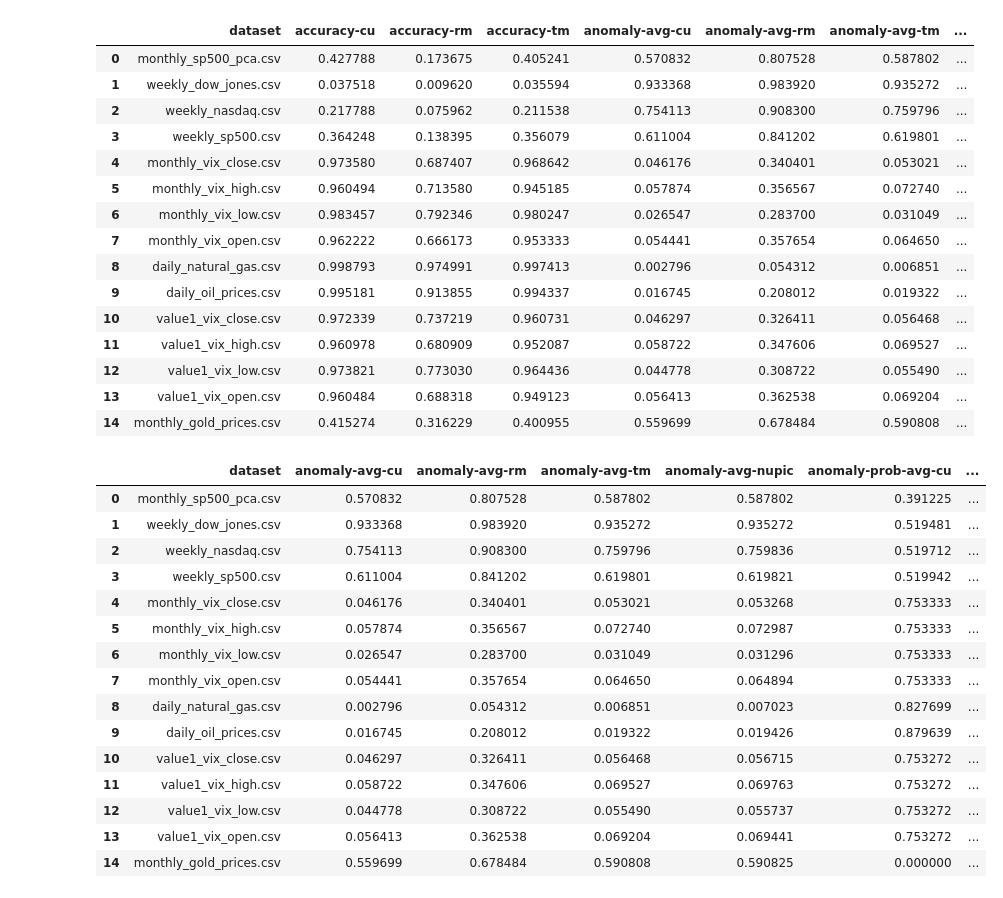
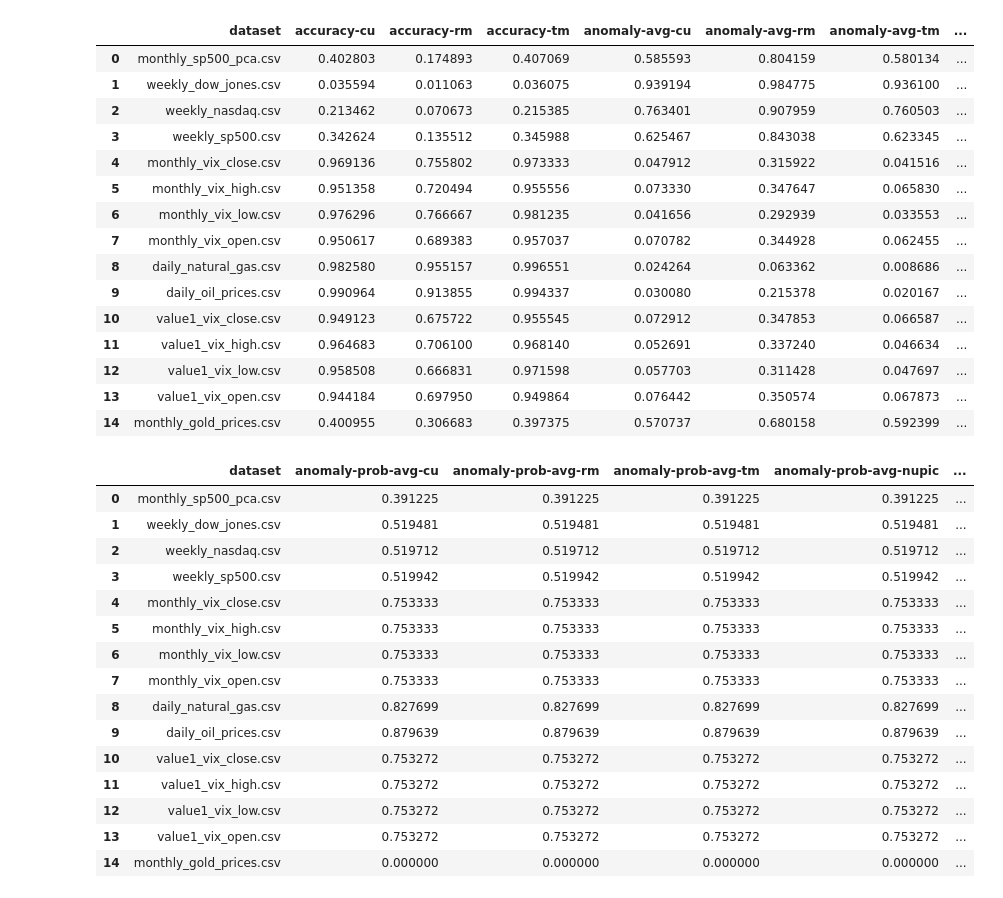
Before and after one commit to paviabera/HTM-ReflexMemory-CAM, a Jupyter notebook: notebooks-v2/250221-eval.ipynb, the cells around one changed output. Drawn from its saved outputs; the diff is of its cells as text; code cells hidden in the pictures.

```diff
--- a/notebooks-v2/250221-eval.ipynb
+++ b/notebooks-v2/250221-eval.ipynb
@@ -195,12 +195,12 @@ class ControlUnit:
       self.anomalyTM.append( self.anomalyScore(activeColumns1.dense, predictiveColumns.dense) )
 
       #  = sum(self.anomalyRM[-8:])/len(self.anomalyRM[-8:])
-      if self.anomalyRM[-1] < self.anomalyTM[-1]:
+      if (len(self.anomalyRM) > 4) and (sum(self.anomalyRM[-5:-1]) > sum(self.anomalyTM[-5:-1])):
+        self.anomalyCU.append( self.anomalyTM[-1] )
+        self.historyCU.append( self.historyTM[-1] )
+      else:
         self.anomalyCU.append( self.anomalyRM[-1] )
         self.historyCU.append( self.historyRM[-1] )
-      else:
-        self.anomalyCU.append( self.anomalyTM[-1] )
-        self.historyCU.append( self.historyTM[-1] )
 
 #      if overlapRM < (1 - 0.5):
 #        oldKey1 = '-'.join(map(str, denseColumns0.sparse))
@@ -394,41 +394,41 @@ table_1_features = ['dataset','accuracy-cu','accuracy-rm','accuracy-tm','anomaly
 df[table_1_features]
 # %% [output]
 |  | dataset | accuracy-cu | accuracy-rm | accuracy-tm | anomaly-avg-cu | anomaly-avg-rm | anomaly-avg-tm | ... |
-| 0 | monthly_sp500_pca.csv | 0.427788 | 0.173675 | 0.405241 | 0.570832 | 0.807528 | 0.587802 | ... |
-| 1 | weekly_dow_jones.csv | 0.037518 | 0.009620 | 0.035594 | 0.933368 | 0.983920 | 0.935272 | ... |
-| 2 | weekly_nasdaq.csv | 0.217788 | 0.075962 | 0.211538 | 0.754113 | 0.908300 | 0.759796 | ... |
-| 3 | weekly_sp500.csv | 0.364248 | 0.138395 | 0.356079 | 0.611004 | 0.841202 | 0.619801 | ... |
-| 4 | monthly_vix_close.csv | 0.973580 | 0.687407 | 0.968642 | 0.046176 | 0.340401 | 0.053021 | ... |
-| 5 | monthly_vix_high.csv | 0.960494 | 0.713580 | 0.945185 | 0.057874 | 0.356567 | 0.072740 | ... |
-| 6 | monthly_vix_low.csv | 0.983457 | 0.792346 | 0.980247 | 0.026547 | 0.283700 | 0.031049 | ... |
-| 7 | monthly_vix_open.csv | 0.962222 | 0.666173 | 0.953333 | 0.054441 | 0.357654 | 0.064650 | ... |
-| 8 | daily_natural_gas.csv | 0.998793 | 0.974991 | 0.997413 | 0.002796 | 0.054312 | 0.006851 | ... |
-| 9 | daily_oil_prices.csv | 0.995181 | 0.913855 | 0.994337 | 0.016745 | 0.208012 | 0.019322 | ... |
-| 10 | value1_vix_close.csv | 0.972339 | 0.737219 | 0.960731 | 0.046297 | 0.326411 | 0.056468 | ... |
-| 11 | value1_vix_high.csv | 0.960978 | 0.680909 | 0.952087 | 0.058722 | 0.347606 | 0.069527 | ... |
-| 12 | value1_vix_low.csv | 0.973821 | 0.773030 | 0.964436 | 0.044778 | 0.308722 | 0.055490 | ... |
-| 13 | value1_vix_open.csv | 0.960484 | 0.688318 | 0.949123 | 0.056413 | 0.362538 | 0.069204 | ... |
-| 14 | monthly_gold_prices.csv | 0.415274 | 0.316229 | 0.400955 | 0.559699 | 0.678484 | 0.590808 | ... |
+| 0 | monthly_sp500_pca.csv | 0.402803 | 0.174893 | 0.407069 | 0.585593 | 0.804159 | 0.580134 | ... |
+| 1 | weekly_dow_jones.csv | 0.035594 | 0.011063 | 0.036075 | 0.939194 | 0.984775 | 0.936100 | ... |
+| 2 | weekly_nasdaq.csv | 0.213462 | 0.070673 | 0.215385 | 0.763401 | 0.907959 | 0.760503 | ... |
+| 3 | weekly_sp500.csv | 0.342624 | 0.135512 | 0.345988 | 0.625467 | 0.843038 | 0.623345 | ... |
+| 4 | monthly_vix_close.csv | 0.969136 | 0.755802 | 0.973333 | 0.047912 | 0.315922 | 0.041516 | ... |
+| 5 | monthly_vix_high.csv | 0.951358 | 0.720494 | 0.955556 | 0.073330 | 0.347647 | 0.065830 | ... |
+| 6 | monthly_vix_low.csv | 0.976296 | 0.766667 | 0.981235 | 0.041656 | 0.292939 | 0.033553 | ... |
+| 7 | monthly_vix_open.csv | 0.950617 | 0.689383 | 0.957037 | 0.070782 | 0.344928 | 0.062455 | ... |
+| 8 | daily_natural_gas.csv | 0.982580 | 0.955157 | 0.996551 | 0.024264 | 0.063362 | 0.008686 | ... |
+| 9 | daily_oil_prices.csv | 0.990964 | 0.913855 | 0.994337 | 0.030080 | 0.215378 | 0.020167 | ... |
+| 10 | value1_vix_close.csv | 0.949123 | 0.675722 | 0.955545 | 0.072912 | 0.347853 | 0.066587 | ... |
+| 11 | value1_vix_high.csv | 0.964683 | 0.706100 | 0.968140 | 0.052691 | 0.337240 | 0.046634 | ... |
+| 12 | value1_vix_low.csv | 0.958508 | 0.666831 | 0.971598 | 0.057703 | 0.311428 | 0.047697 | ... |
+| 13 | value1_vix_open.csv | 0.944184 | 0.697950 | 0.949864 | 0.076442 | 0.350574 | 0.067873 | ... |
+| 14 | monthly_gold_prices.csv | 0.400955 | 0.306683 | 0.397375 | 0.570737 | 0.680158 | 0.592399 | ... |
 # %%
-table_2_features = ['dataset','anomaly-avg-cu','anomaly-avg-rm','anomaly-avg-tm','anomaly-avg-nupic','anomaly-prob-avg-cu','anomaly-prob-avg-rm','anomaly-prob-avg-tm','anomaly-prob-avg-nupic','anomaly-samples-cu','anomaly-samples-rm','anomaly-samples-tm','anomaly-samples-nupic']
+table_2_features = ['dataset','anomaly-prob-avg-cu','anomaly-prob-avg-rm','anomaly-prob-avg-tm','anomaly-prob-avg-nupic','anomaly-samples-cu','anomaly-samples-rm','anomaly-samples-tm','anomaly-samples-nupic']
 df[table_2_features]
 # %% [output]
-|  | dataset | anomaly-avg-cu | anomaly-avg-rm | anomaly-avg-tm | anomaly-avg-nupic | anomaly-prob-avg-cu | ... |
-| 0 | monthly_sp500_pca.csv | 0.570832 | 0.807528 | 0.587802 | 0.587802 | 0.391225 | ... |
-| 1 | weekly_dow_jones.csv | 0.933368 | 0.983920 | 0.935272 | 0.935272 | 0.519481 | ... |
-| 2 | weekly_nasdaq.csv | 0.754113 | 0.908300 | 0.759796 | 0.759836 | 0.519712 | ... |
-| 3 | weekly_sp500.csv | 0.611004 | 0.841202 | 0.619801 | 0.619821 | 0.519942 | ... |
-| 4 | monthly_vix_close.csv | 0.046176 | 0.340401 | 0.053021 | 0.053268 | 0.753333 | ... |
-| 5 | monthly_vix_high.csv | 0.057874 | 0.356567 | 0.072740 | 0.072987 | 0.753333 | ... |
-| 6 | monthly_vix_low.csv | 0.026547 | 0.283700 | 0.031049 | 0.031296 | 0.753333 | ... |
-| 7 | monthly_vix_open.csv | 0.054441 | 0.357654 | 0.064650 | 0.064894 | 0.753333 | ... |
-| 8 | daily_natural_gas.csv | 0.002796 | 0.054312 | 0.006851 | 0.007023 | 0.827699 | ... |
-| 9 | daily_oil_prices.csv | 0.016745 | 0.208012 | 0.019322 | 0.019426 | 0.879639 | ... |
-| 10 | value1_vix_close.csv | 0.046297 | 0.326411 | 0.056468 | 0.056715 | 0.753272 | ... |
-| 11 | value1_vix_high.csv | 0.058722 | 0.347606 | 0.069527 | 0.069763 | 0.753272 | ... |
-| 12 | value1_vix_low.csv | 0.044778 | 0.308722 | 0.055490 | 0.055737 | 0.753272 | ... |
-| 13 | value1_vix_open.csv | 0.056413 | 0.362538 | 0.069204 | 0.069441 | 0.753272 | ... |
-| 14 | monthly_gold_prices.csv | 0.559699 | 0.678484 | 0.590808 | 0.590825 | 0.000000 | ... |
+|  | dataset | anomaly-prob-avg-cu | anomaly-prob-avg-rm | anomaly-prob-avg-tm | anomaly-prob-avg-nupic | ... |
+| 0 | monthly_sp500_pca.csv | 0.391225 | 0.391225 | 0.391225 | 0.391225 | ... |
+| 1 | weekly_dow_jones.csv | 0.519481 | 0.519481 | 0.519481 | 0.519481 | ... |
+| 2 | weekly_nasdaq.csv | 0.519712 | 0.519712 | 0.519712 | 0.519712 | ... |
+| 3 | weekly_sp500.csv | 0.519942 | 0.519942 | 0.519942 | 0.519942 | ... |
+| 4 | monthly_vix_close.csv | 0.753333 | 0.753333 | 0.753333 | 0.753333 | ... |
+| 5 | monthly_vix_high.csv | 0.753333 | 0.753333 | 0.753333 | 0.753333 | ... |
+| 6 | monthly_vix_low.csv | 0.753333 | 0.753333 | 0.753333 | 0.753333 | ... |
+| 7 | monthly_vix_open.csv | 0.753333 | 0.753333 | 0.753333 | 0.753333 | ... |
+| 8 | daily_natural_gas.csv | 0.827699 | 0.827699 | 0.827699 | 0.827699 | ... |
+| 9 | daily_oil_prices.csv | 0.879639 | 0.879639 | 0.879639 | 0.879639 | ... |
+| 10 | value1_vix_close.csv | 0.753272 | 0.753272 | 0.753272 | 0.753272 | ... |
+| 11 | value1_vix_high.csv | 0.753272 | 0.753272 | 0.753272 | 0.753272 | ... |
+| 12 | value1_vix_low.csv | 0.753272 | 0.753272 | 0.753272 | 0.753272 | ... |
+| 13 | value1_vix_open.csv | 0.753272 | 0.753272 | 0.753272 | 0.753272 | ... |
+| 14 | monthly_gold_prices.csv | 0.000000 | 0.000000 | 0.000000 | 0.000000 | ... |
 # %%
 table_3_features = ['dataset','infer-time-cu','infer-time-rm','infer-time-tm','total-infer-time-cu','total-infer-time-tm','total-infer-time-rm']
 df[table_3_features]
```
Also changed, not shown: parts of 3 cells of this notebook.
